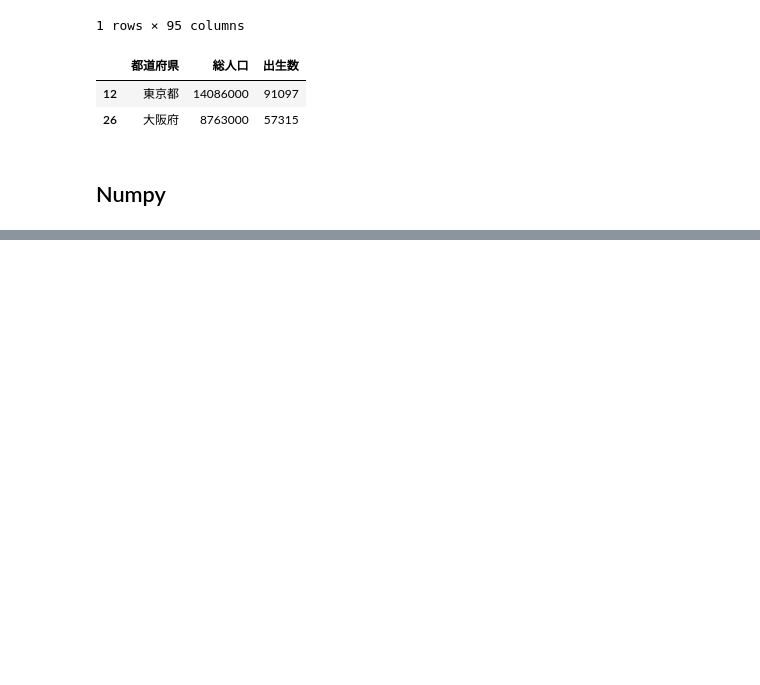
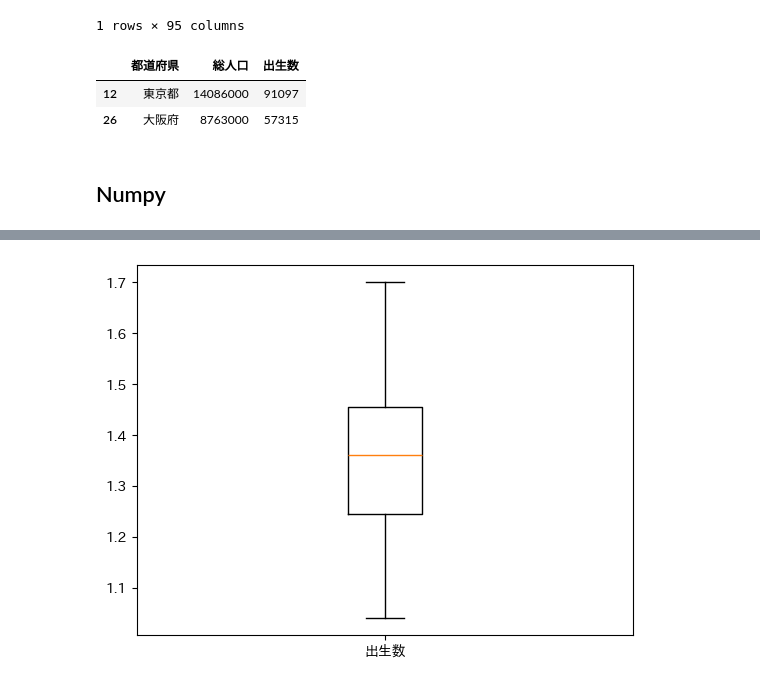
Before and after one commit to sinnooooosuke/python_brushup, a Jupyter notebook: python_brushup.ipynb, the cells around one changed output, grey strips where cells are left out. Drawn from its saved outputs; the diff is of its cells as text; code cells hidden in the pictures; blank space fills up the shorter version.

```diff
--- a/python_brushup.ipynb
+++ b/python_brushup.ipynb
@@ -213,0 +342,6 @@ df.loc[[12,26],['都道府県','総人口','出生数']]
+# %%
+# 箱ひげ図
+plt.boxplot(df['合計特殊出生率'], labels=['出生数'])
+plt.show()
+# %% [output]
+[figure, added]
```
Also changed, not shown: parts of 33 cells of this notebook.
